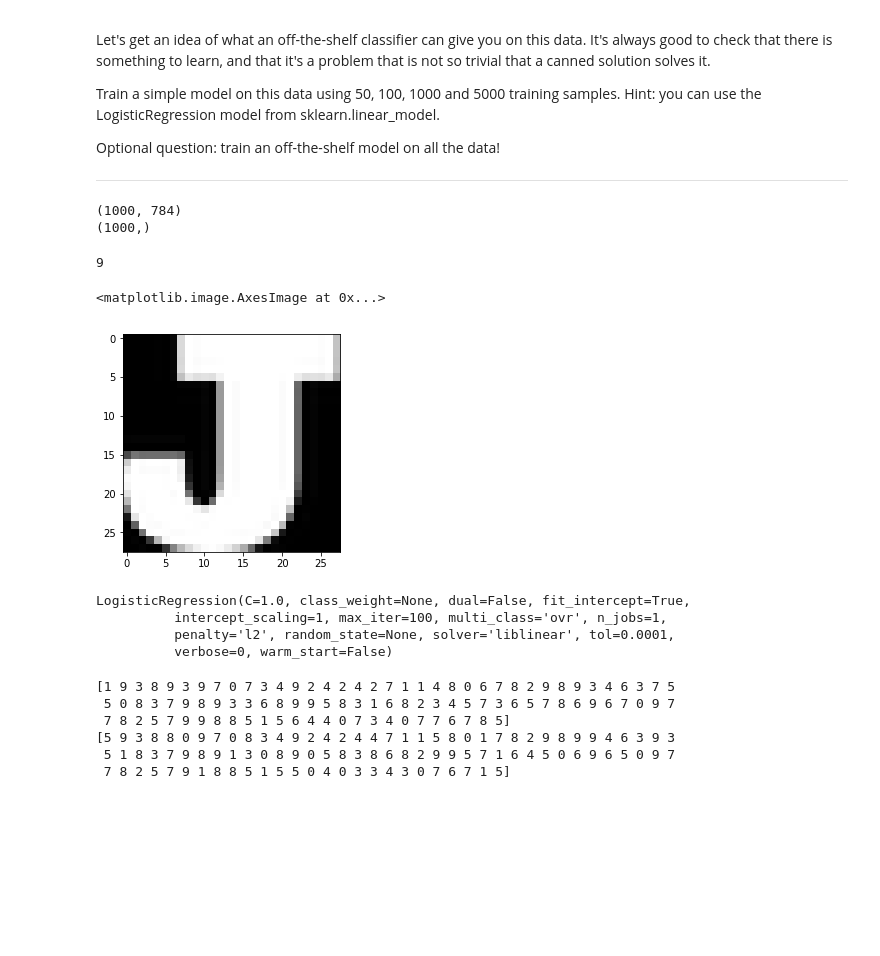
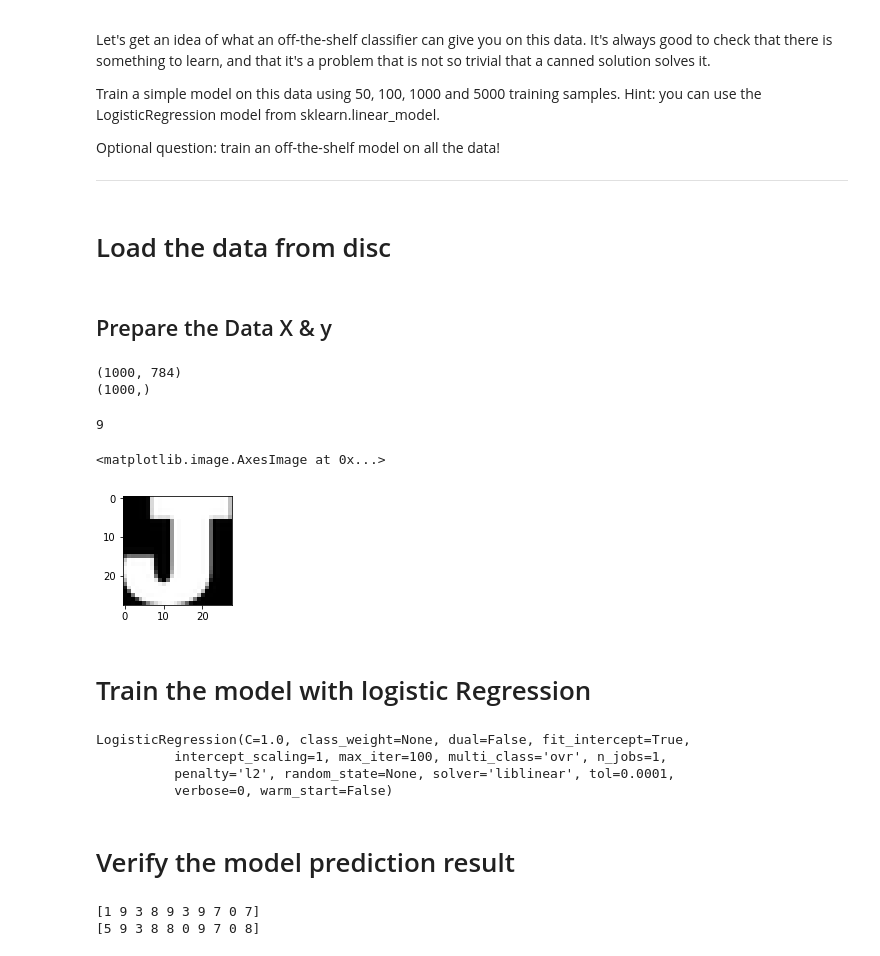
Before and after one commit to falconjs/Archaeopteryx, a Jupyter notebook: Udacity/1_notmnist.ipynb, the cells around one changed output. Cells and saved outputs as stored; diff of their text form; code cells hidden in the pictures; blank space fills up the shorter version.

```diff
--- a/Udacity/1_notmnist.ipynb
+++ b/Udacity/1_notmnist.ipynb
@@ -533,6 +533,8 @@ Train a simple model on this data using 50, 100, 1000 and 5000 training samples.
 Optional question: train an off-the-shelf model on all the data!
 
 ---
+# %% [markdown]
+# Load the data from disc
 # %%
 pickle_file = os.path.join(data_root, 'notMNIST.pickle')
 
@@ -550,6 +552,8 @@ valid_dataset = pickle_objs['valid_dataset']
 valid_labels = pickle_objs['valid_labels']
 test_dataset = pickle_objs['test_dataset']
 test_labels = pickle_objs['test_labels']
+# %% [markdown]
+## Prepare the Data X & y
 # %%
 train_size = 1000
 X_dataset = np.reshape(train_dataset[:train_size], (train_size, 28*28))
@@ -563,12 +567,15 @@ print(y_dataset.shape)
 # %%
 i_test = 78
 img_test = X_dataset[i_test]
 print(y_dataset[i_test])
+plt.figure(figsize=(2,2))
 plt.imshow(np.reshape(img_test, (28, 28)), cmap='gray')
 # %% [output]
 9
 <matplotlib.image.AxesImage at 0x...>
-[figure, old version]
+[figure, new version]
+# %% [markdown]
+   # Train the model with logistic Regression
 # %%
 from sklearn.linear_model import LogisticRegression
 log_reg = LogisticRegression()
@@ -578,8 +585,10 @@ LogisticRegression(C=1.0, class_weight=None, dual=False, fit_intercept=True,
           intercept_scaling=1, max_iter=100, multi_class='ovr', n_jobs=1,
           penalty='l2', random_state=None, solver='liblinear', tol=0.0001,
           verbose=0, warm_start=False)
+# %% [markdown]
+# Verify the model prediction result
 # %%
-valid_size = 100
+valid_size = 10
 X_v_dataset = np.reshape(valid_dataset[:valid_size], (valid_size, 28*28))
 y_v_dataset = valid_labels[:valid_size]
 
@@ -588,9 +597,5 @@ v_result = log_reg.predict(X_v_dataset)
 print(y_v_dataset)
 print(v_result)
 # %% [output]
-[1 9 3 8 9 3 9 7 0 7 3 4 9 2 4 2 4 2 7 1 1 4 8 0 6 7 8 2 9 8 9 3 4 6 3 7 5
- 5 0 8 3 7 9 8 9 3 3 6 8 9 9 5 8 3 1 6 8 2 3 4 5 7 3 6 5 7 8 6 9 6 7 0 9 7
- 7 8 2 5 7 9 9 8 8 5 1 5 6 4 4 0 7 3 4 0 7 7 6 7 8 5]
-[5 9 3 8 8 0 9 7 0 8 3 4 9 2 4 2 4 4 7 1 1 5 8 0 1 7 8 2 9 8 9 9 4 6 3 9 3
- 5 1 8 3 7 9 8 9 1 3 0 8 9 0 5 8 3 8 6 8 2 9 9 5 7 1 6 4 5 0 6 9 6 5 0 9 7
- 7 8 2 5 7 9 1 8 8 5 1 5 5 0 4 0 3 3 4 3 0 7 6 7 1 5]
+[1 9 3 8 9 3 9 7 0 7]
+[5 9 3 8 8 0 9 7 0 8]
```
Also changed, not shown: parts of 2 cells of this notebook, 6 other files.
